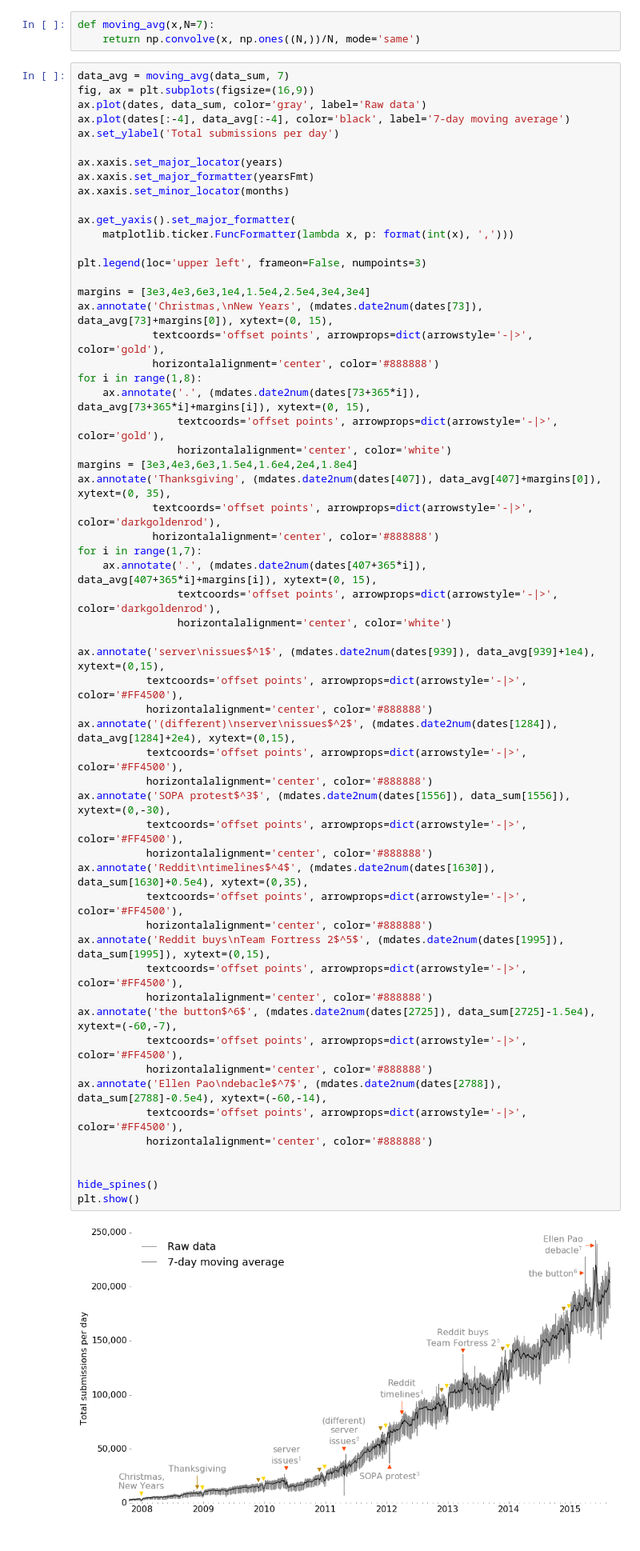
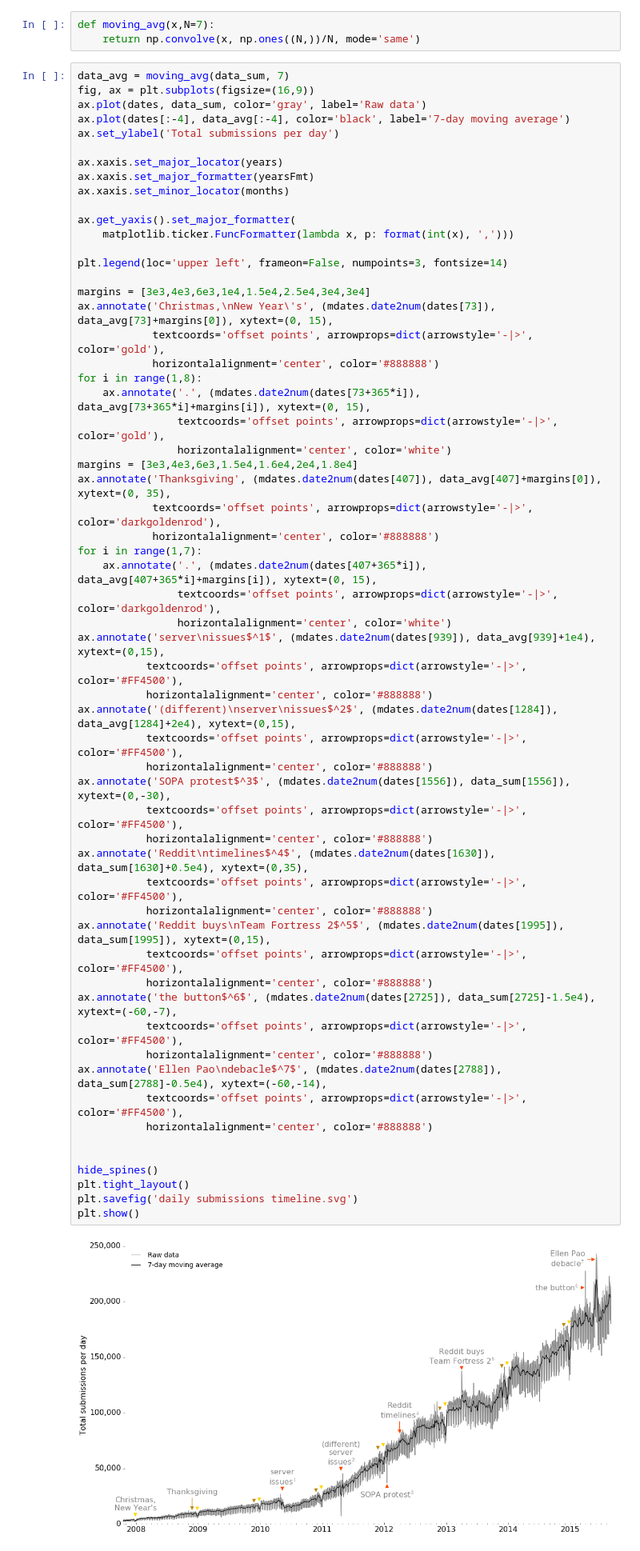
Before and after one commit to JeroenDelcour/redditStats, a Jupyter notebook: subreddits activity/subreddit video.ipynb, the cells around one changed output. Shown at 80% size. Drawn from its saved outputs; the diff is of its cells as text.

```diff
--- a/subreddits activity/subreddit video.ipynb
+++ b/subreddits activity/subreddit video.ipynb
@@ -397,10 +397,10 @@ ax.xaxis.set_minor_locator(months)
 ax.get_yaxis().set_major_formatter(
     matplotlib.ticker.FuncFormatter(lambda x, p: format(int(x), ',')))
 
-plt.legend(loc='upper left', frameon=False, numpoints=3)
+plt.legend(loc='upper left', frameon=False, numpoints=3, fontsize=14)
 
 margins = [3e3,4e3,6e3,1e4,1.5e4,2.5e4,3e4,3e4]
-ax.annotate('Christmas,\nNew Years', (mdates.date2num(dates[73]), data_avg[73]+margins[0]), xytext=(0, 15),
+ax.annotate('Christmas,\nNew Year\'s', (mdates.date2num(dates[73]), data_avg[73]+margins[0]), xytext=(0, 15),
             textcoords='offset points', arrowprops=dict(arrowstyle='-|>', color='gold'),
             horizontalalignment='center', color='#888888')
 for i in range(1,8):
@@ -414,35 +414,36 @@ ax.annotate('Thanksgiving', (mdates.date2num(dates[407]), data_avg[407]+margins[
 for i in range(1,7):
     ax.annotate('.', (mdates.date2num(dates[407+365*i]), data_avg[407+365*i]+margins[i]), xytext=(0, 15),
                 textcoords='offset points', arrowprops=dict(arrowstyle='-|>', color='darkgoldenrod'),
                 horizontalalignment='center', color='white')
-
 ax.annotate('server\nissues$^1$', (mdates.date2num(dates[939]), data_avg[939]+1e4), xytext=(0,15),
            textcoords='offset points', arrowprops=dict(arrowstyle='-|>', color='#FF4500'),
            horizontalalignment='center', color='#888888')
 ax.annotate('(different)\nserver\nissues$^2$', (mdates.date2num(dates[1284]), data_avg[1284]+2e4), xytext=(0,15),
            textcoords='offset points', arrowprops=dict(arrowstyle='-|>', color='#FF4500'),
            horizontalalignment='center', color='#888888')
 ax.annotate('SOPA protest$^3$', (mdates.date2num(dates[1556]), data_sum[1556]), xytext=(0,-30),
            textcoords='offset points', arrowprops=dict(arrowstyle='-|>', color='#FF4500'),
            horizontalalignment='center', color='#888888')
 ax.annotate('Reddit\ntimelines$^4$', (mdates.date2num(dates[1630]), data_sum[1630]+0.5e4), xytext=(0,35),
            textcoords='offset points', arrowprops=dict(arrowstyle='-|>', color='#FF4500'),
            horizontalalignment='center', color='#888888')
 ax.annotate('Reddit buys\nTeam Fortress 2$^5$', (mdates.date2num(dates[1995]), data_sum[1995]), xytext=(0,15),
            textcoords='offset points', arrowprops=dict(arrowstyle='-|>', color='#FF4500'),
            horizontalalignment='center', color='#888888')
 ax.annotate('the button$^6$', (mdates.date2num(dates[2725]), data_sum[2725]-1.5e4), xytext=(-60,-7),
            textcoords='offset points', arrowprops=dict(arrowstyle='-|>', color='#FF4500'),
            horizontalalignment='center', color='#888888')
 ax.annotate('Ellen Pao\ndebacle$^7$', (mdates.date2num(dates[2788]), data_sum[2788]-0.5e4), xytext=(-60,-14),
            textcoords='offset points', arrowprops=dict(arrowstyle='-|>', color='#FF4500'),
            horizontalalignment='center', color='#888888')
 
 
 hide_spines()
+plt.tight_layout()
+plt.savefig('daily submissions timeline.svg')
 plt.show()
 # %% [output]
-[figure, old version]
+[figure, new version]
 # %%
 import time
 import datetime
```
Also changed, not shown: parts of 7 cells of this notebook.
